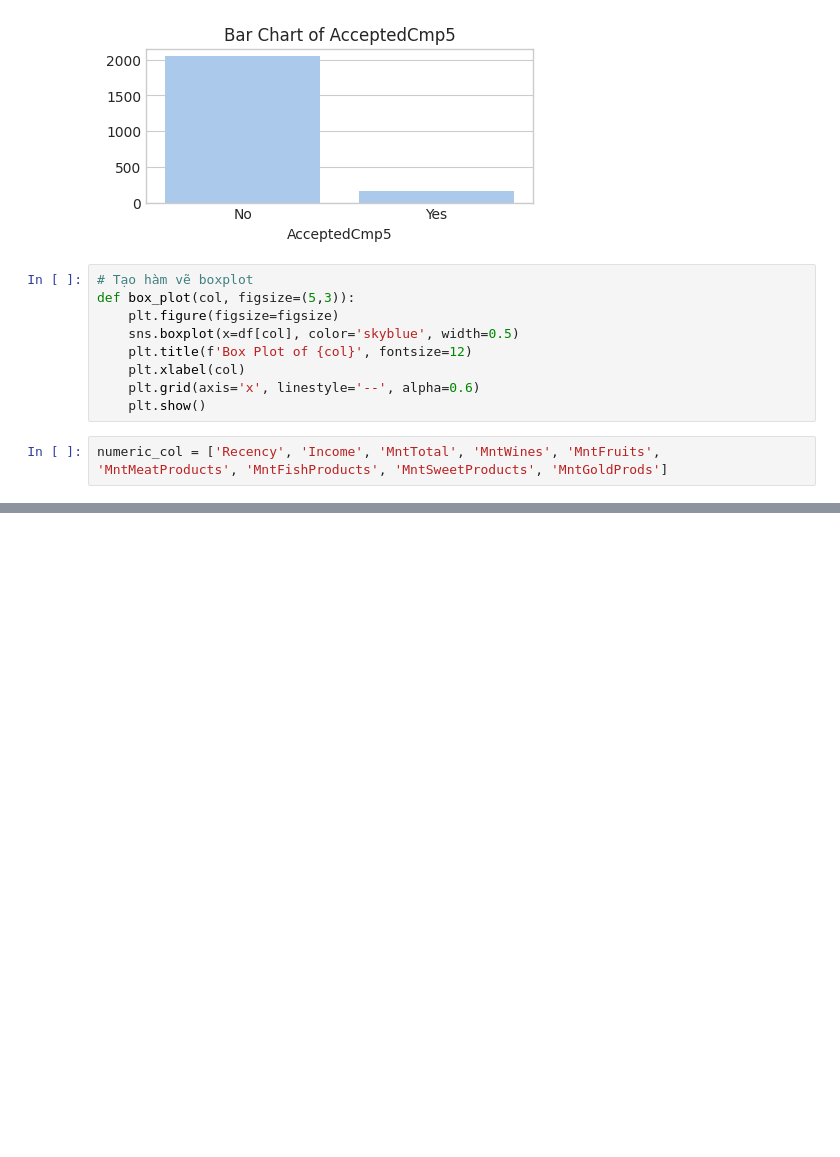
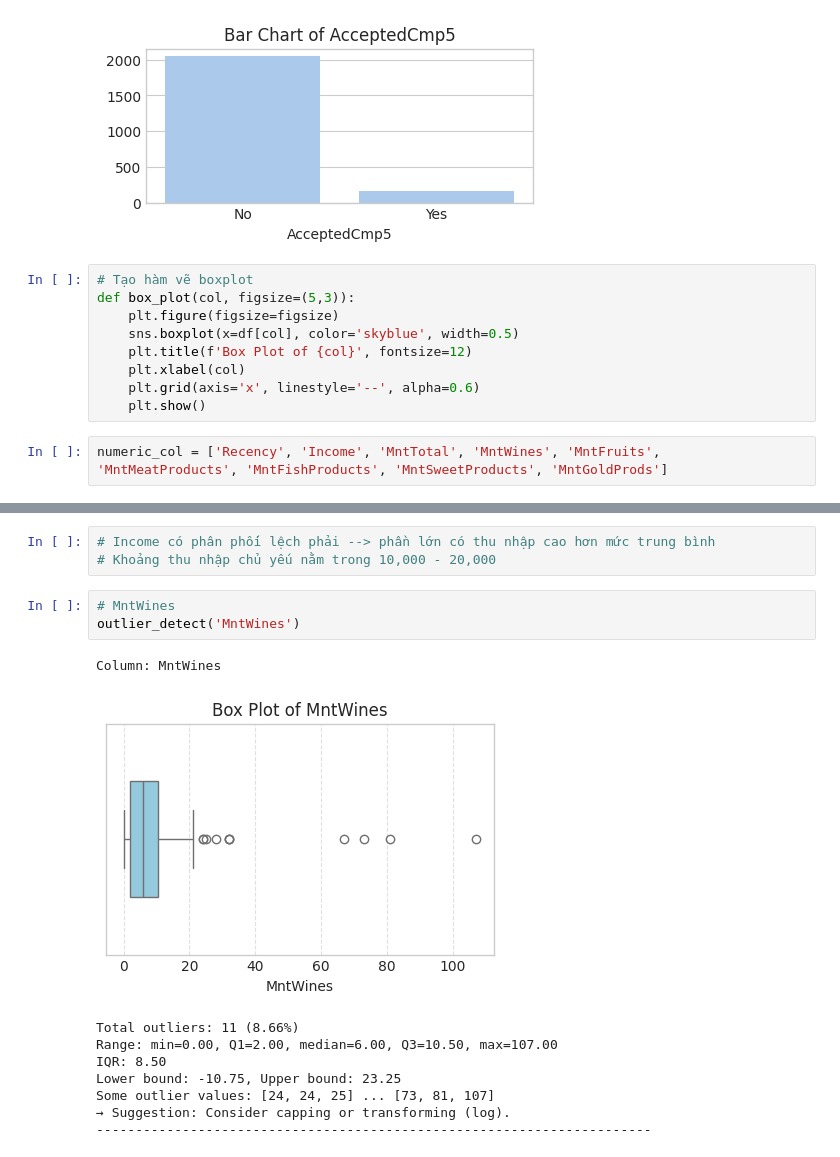
Before and after one commit to nh-adorie/adorie-data-projects, a Jupyter notebook: customer-personality-analysis/notebooks/1_eda_cleaning.ipynb, the cells around one changed output, grey strips where cells are left out. Saved outputs shown, nothing was run; the diff lists cells and outputs as text; blank space fills up the shorter version.

```diff
--- a/customer-personality-analysis/notebooks/1_eda_cleaning.ipynb
+++ b/customer-personality-analysis/notebooks/1_eda_cleaning.ipynb
@@ -359,0 +403,16 @@ NameError: name 'ountliners' is not defined
+# %%
+# Income có phân phối lệch phải --> phần lớn có thu nhập cao hơn mức trung bình
+# Khoảng thu nhập chủ yếu nằm trong 10,000 - 20,000
+# %%
+# MntWines
+outlier_detect('MntWines')
+# %% [output]
+Column: MntWines
+[figure, added]
+Total outliers: 11 (8.66%)
+Range: min=0.00, Q1=2.00, median=6.00, Q3=10.50, max=107.00
+IQR: 8.50
+Lower bound: -10.75, Upper bound: 23.25
+Some outlier values: [24, 24, 25] ... [73, 81, 107]
+→ Suggestion: Consider capping or transforming (log).
+-----------------------------------------------------------------------
```
Also changed, not shown: parts of 66 cells of this notebook.
